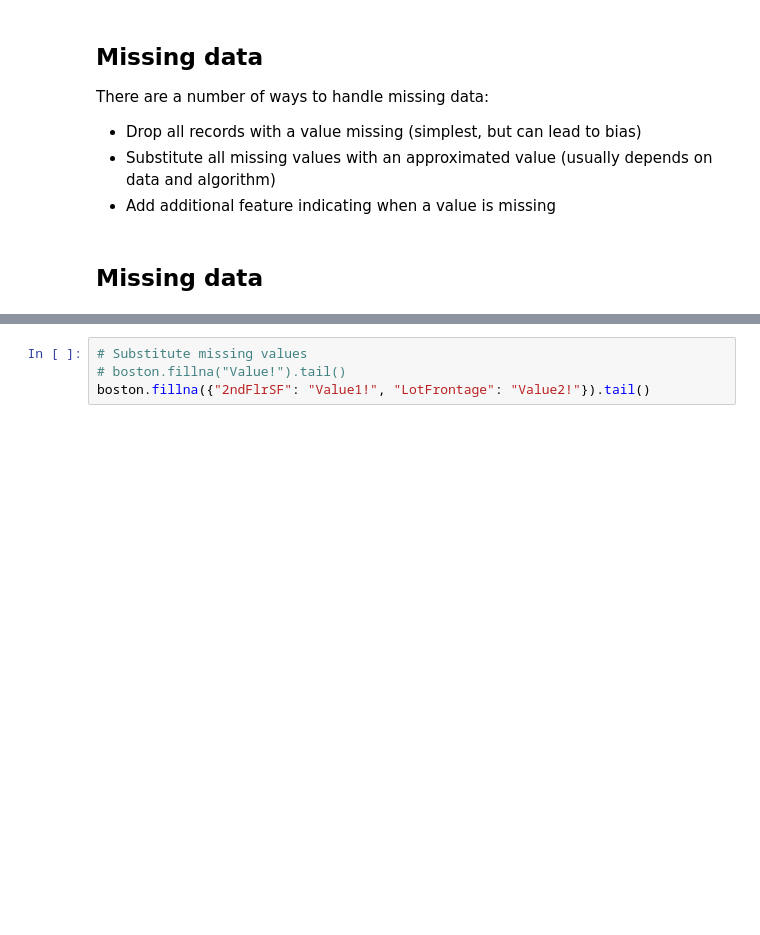
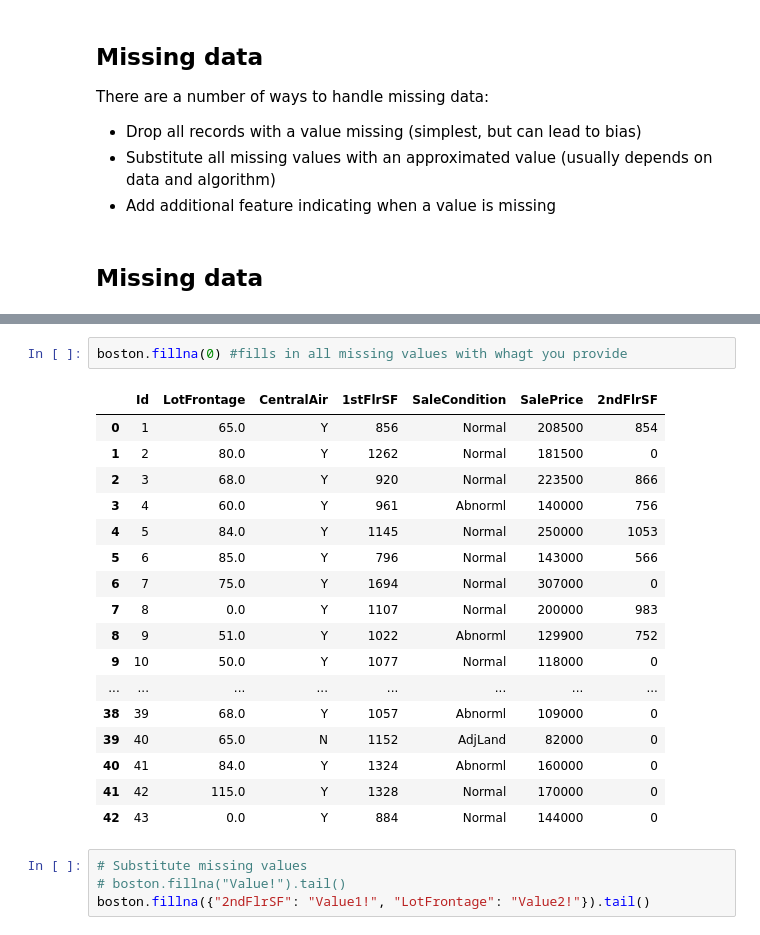
Before and after one commit to madymehlf/fall2019, a Jupyter notebook: week3/Week3.ipynb, the cells around one changed output, grey strips where cells are left out. Drawn from its saved outputs; the diff is of its cells as text; blank space fills up the shorter version.

```diff
--- a/week3/Week3.ipynb
+++ b/week3/Week3.ipynb
@@ -258,6 +248,26 @@ SaleCondition    0
 SalePrice        0
 2ndFlrSF         0
 dtype: int64
+# %%
+boston.fillna(0) #fills in all missing values with whagt you provide
+# %% [output]
+|  | Id | LotFrontage | CentralAir | 1stFlrSF | SaleCondition | SalePrice | 2ndFlrSF |
+| 0 | 1 | 65.0 | Y | 856 | Normal | 208500 | 854 |
+| 1 | 2 | 80.0 | Y | 1262 | Normal | 181500 | 0 |
+| 2 | 3 | 68.0 | Y | 920 | Normal | 223500 | 866 |
+| 3 | 4 | 60.0 | Y | 961 | Abnorml | 140000 | 756 |
+| 4 | 5 | 84.0 | Y | 1145 | Normal | 250000 | 1053 |
+| 5 | 6 | 85.0 | Y | 796 | Normal | 143000 | 566 |
+| 6 | 7 | 75.0 | Y | 1694 | Normal | 307000 | 0 |
+| 7 | 8 | 0.0 | Y | 1107 | Normal | 200000 | 983 |
+| 8 | 9 | 51.0 | Y | 1022 | Abnorml | 129900 | 752 |
+| 9 | 10 | 50.0 | Y | 1077 | Normal | 118000 | 0 |
+| ... | ... | ... | ... | ... | ... | ... | ... |
+| 38 | 39 | 68.0 | Y | 1057 | Abnorml | 109000 | 0 |
+| 39 | 40 | 65.0 | N | 1152 | AdjLand | 82000 | 0 |
+| 40 | 41 | 84.0 | Y | 1324 | Abnorml | 160000 | 0 |
+| 41 | 42 | 115.0 | Y | 1328 | Normal | 170000 | 0 |
+| 42 | 43 | 0.0 | Y | 884 | Normal | 144000 | 0 |
 # %%
 # Substitute missing values
 # boston.fillna("Value!").tail()
```
Also changed, not shown: parts of 2 cells of this notebook.
